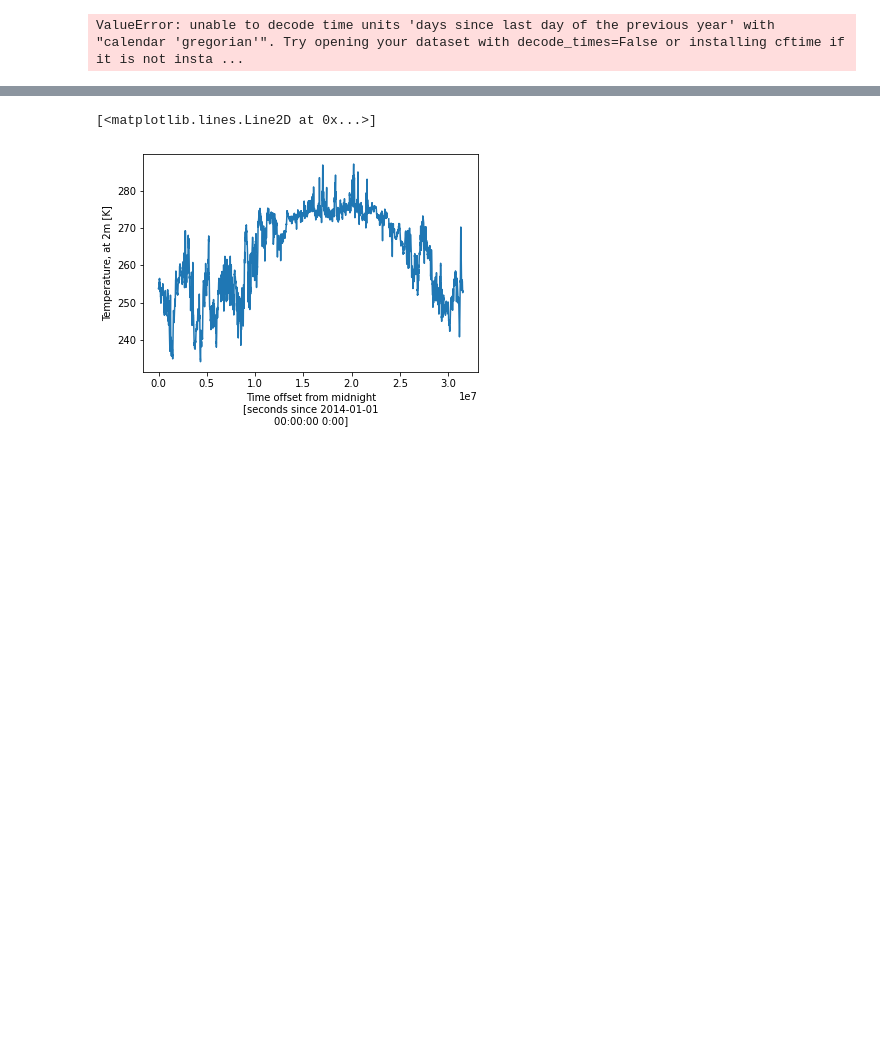
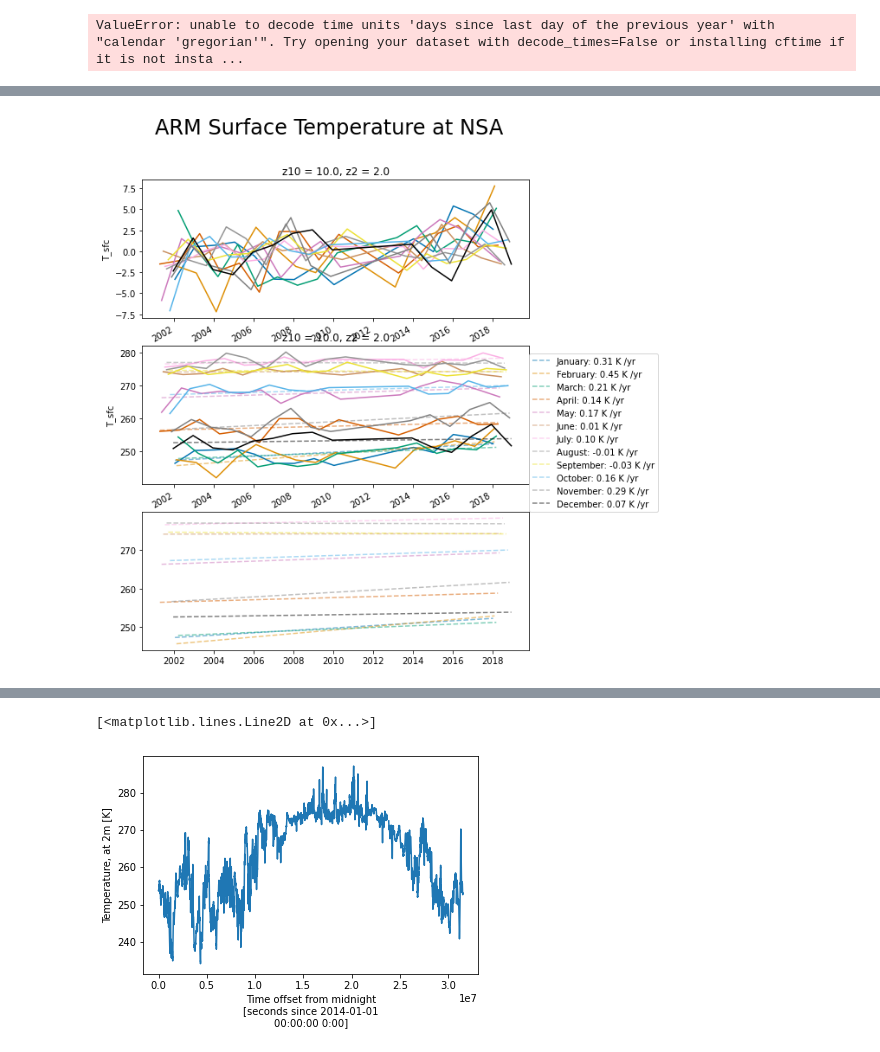
Before and after one commit to jshaw35/spectral_ice, a Jupyter notebook: gridded_trends/arm_trends.ipynb, the cells around one changed output, grey strips where cells are left out. Saved outputs shown, nothing was run; the diff lists cells and outputs as text; code cells hidden in the pictures; blank space fills up the shorter version.

Commit message:
ARM NSA data is incomplete, but I plotted sfc_temp trends

```diff
--- a/gridded_trends/arm_trends.ipynb
+++ b/gridded_trends/arm_trends.ipynb
@@ -91,0 +200,4 @@ test_nc = xr.open_dataset(atmos_files_nc[0],decode_times=False)
+# %%
+plot_trends2(all_t['T_sfc'].dropna('time'),title='ARM Surface Temperature at NSA',units='K')
+# %% [output]
+[figure, added]
```
Also changed, not shown: parts of 46 cells of this notebook.
